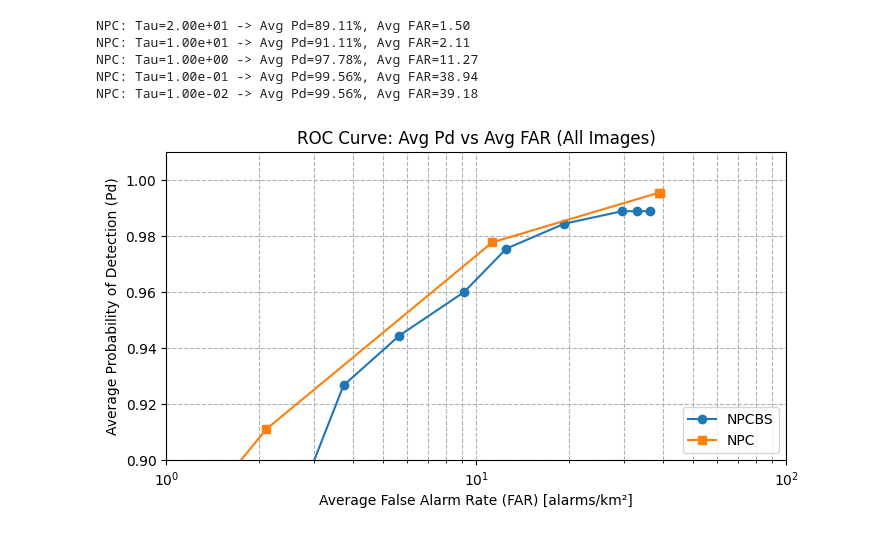
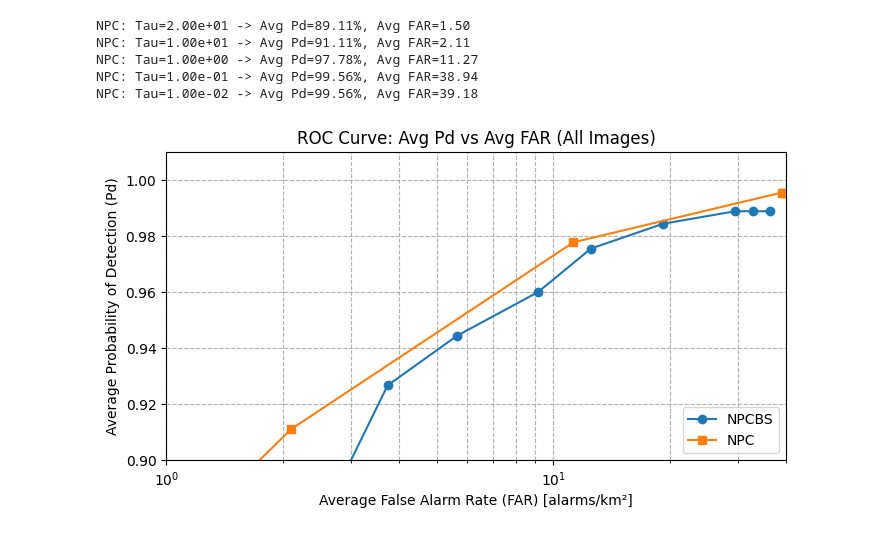
Before and after one commit to Hemanth-Mada/SAR_Images_Detection_Problem, a Jupyter notebook: CARABAS_VFH_CP/my_codes/detection_code_v8_6x9.ipynb, the cells around one changed output. Drawn from its saved outputs; the diff is of its cells as text; code cells hidden in the pictures.

```diff
--- a/CARABAS_VFH_CP/my_codes/detection_code_v8_6x9.ipynb
+++ b/CARABAS_VFH_CP/my_codes/detection_code_v8_6x9.ipynb
@@ -261,20 +261,20 @@ NPC: Tau=1.00e-02 -> Avg Pd=99.56%, Avg FAR=39.18
 # %%
 # --- Plotting ROC Curve (Avg Pd vs Avg FAR) ---
 plt.figure(figsize=(8, 4))
 if avg_npcbs_results:
     npcbs_far, npcbs_pd = zip(*avg_npcbs_results)
     plt.plot(npcbs_far, npcbs_pd, 'o-', label='NPCBS')
 if avg_npc_results:
     npc_far, npc_pd = zip(*avg_npc_results)
     plt.plot(npc_far, npc_pd, 's-', label='NPC')
 plt.xscale('log')
 plt.grid(True, which="both", ls="--")
 plt.xlabel('Average False Alarm Rate (FAR) [alarms/km²]')
 plt.ylabel('Average Probability of Detection (Pd)')
 plt.title('ROC Curve: Avg Pd vs Avg FAR (All Images)')
 plt.legend(loc='lower right')
 plt.ylim(0.9, 1.01)
-plt.xlim(1e-0, 1e2)
+plt.xlim(1e-0, 4e1)
 plt.show()
 # %% [output]
-[figure, old version]
+[figure, new version]
```
Also changed, not shown: parts of 1 cell of this notebook, 1 other file.
